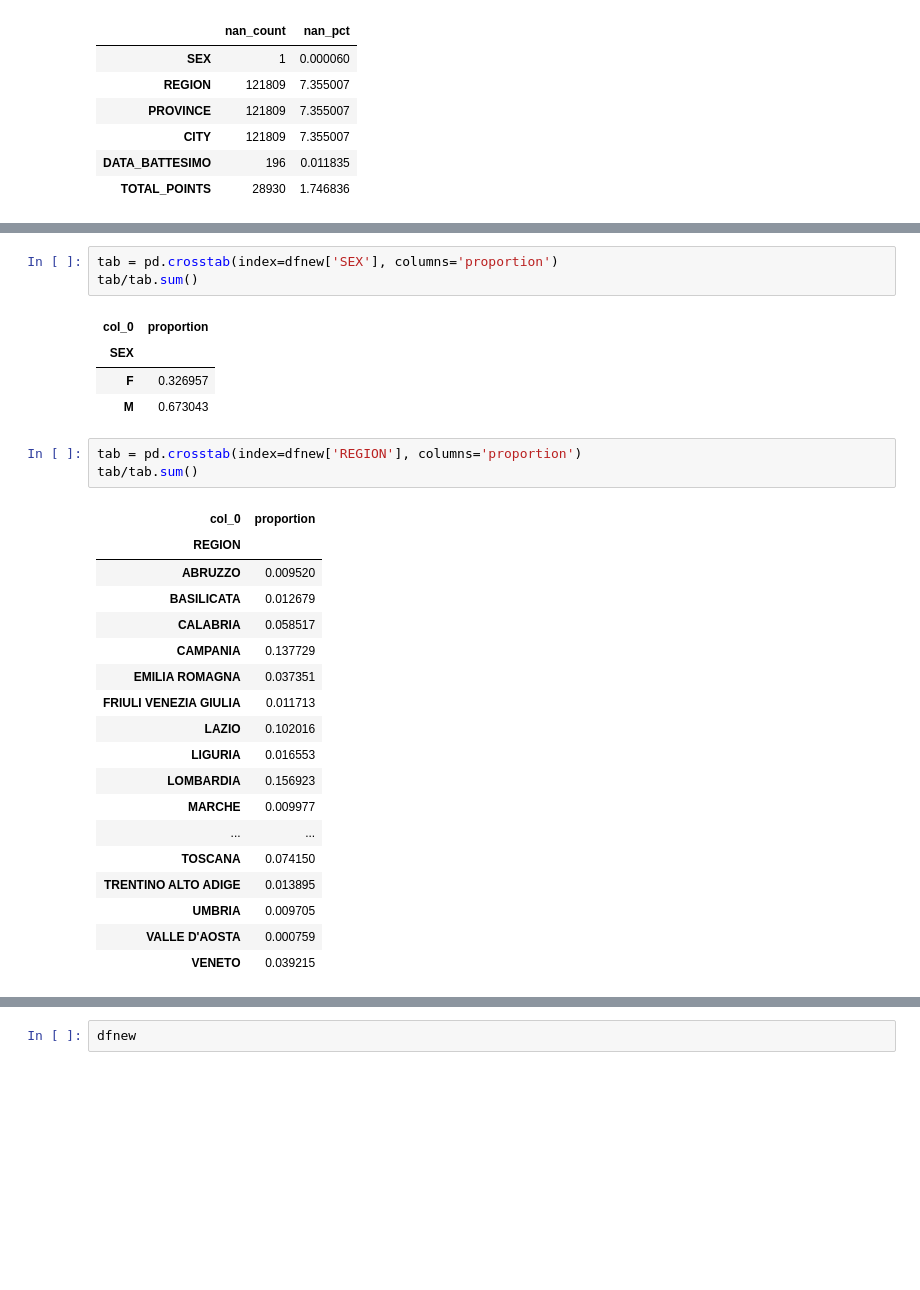
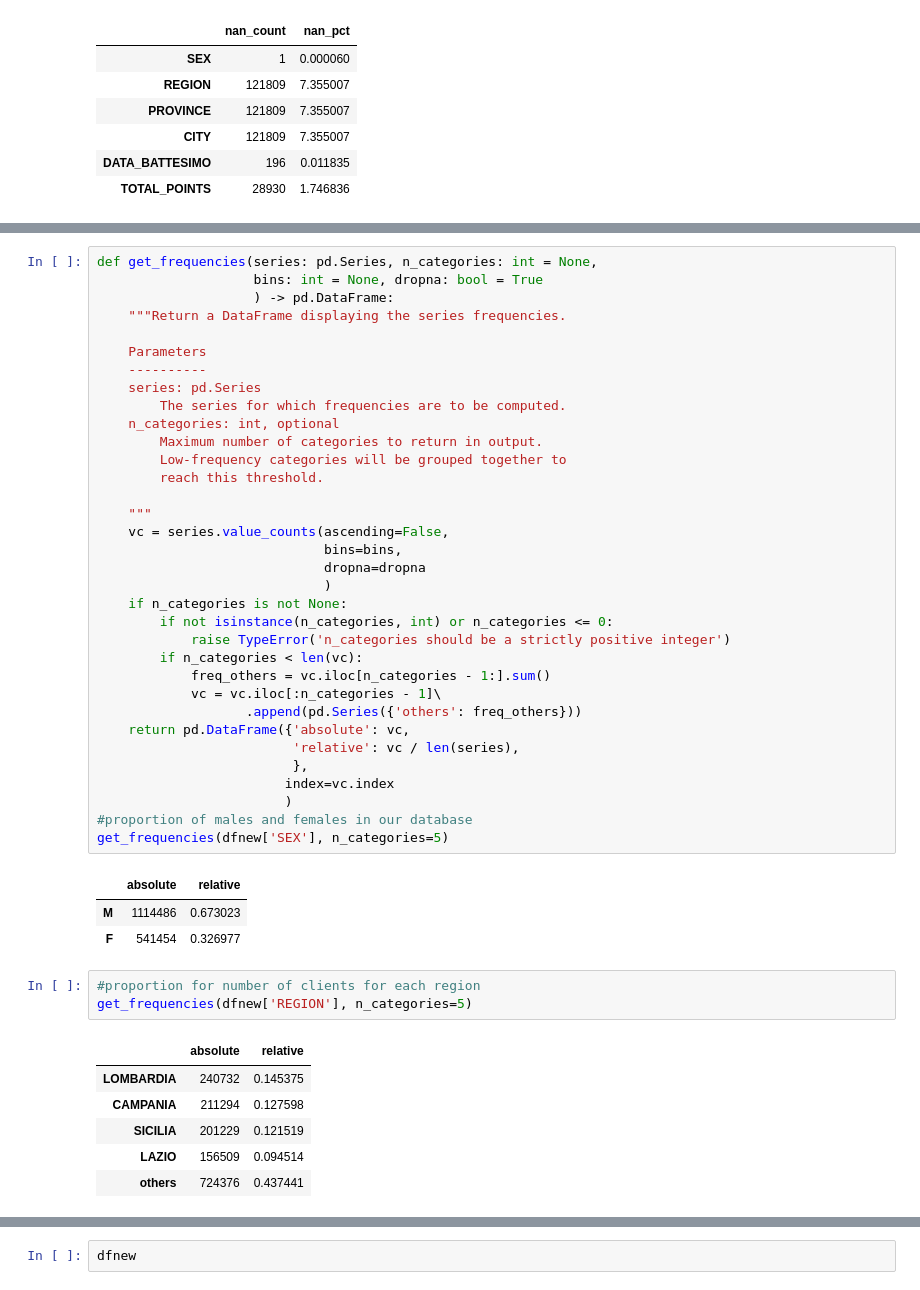
Before and after one commit to Alantjee/GBACDutchieVita, a Jupyter notebook: Churn Notebook.ipynb, the cells around one changed output, grey strips where cells are left out. Drawn from its saved outputs; the diff is of its cells as text; blank space fills up the shorter version.

```diff
--- a/Churn Notebook.ipynb
+++ b/Churn Notebook.ipynb
@@ -329,33 +347,51 @@ dfnew.hist(column='TOTAL_POINTS')
 array([[<AxesSubplot:title={'center':'TOTAL_POINTS'}>]], dtype=object)
 [figure]
 # %%
-tab = pd.crosstab(index=dfnew['SEX'], columns='proportion')
-tab/tab.sum()
+def get_frequencies(series: pd.Series, n_categories: int = None,
+                    bins: int = None, dropna: bool = True
+                    ) -> pd.DataFrame:
+    """Return a DataFrame displaying the series frequencies.
+
+    Parameters
+    ----------
+    series: pd.Series
+        The series for which frequencies are to be computed.
+    n_categories: int, optional
+        Maximum number of categories to return in output.
+        Low-frequency categories will be grouped together to
+        reach this threshold.
+
+    """
+    vc = series.value_counts(ascending=False,
+                             bins=bins,
+                             dropna=dropna
+                             )
+    if n_categories is not None:
+        if not isinstance(n_categories, int) or n_categories <= 0:
+            raise TypeError('n_categories should be a strictly positive integer')
+        if n_categories < len(vc):
+            freq_others = vc.iloc[n_categories - 1:].sum()
+            vc = vc.iloc[:n_categories - 1]\
+                   .append(pd.Series({'others': freq_others}))
+    return pd.DataFrame({'absolute': vc,
+                         'relative': vc / len(series),
+                         },
+                        index=vc.index
+                        )
+#proportion of males and females in our database
+get_frequencies(dfnew['SEX'], n_categories=5)
 # %% [output]
-| col_0 | proportion |
-| SEX |  |
-| F | 0.326957 |
-| M | 0.673043 |
+|  | absolute | relative |
+| M | 1114486 | 0.673023 |
+| F | 541454 | 0.326977 |
 # %%
-tab = pd.crosstab(index=dfnew['REGION'], columns='proportion')
-tab/tab.sum()
+#proportion for number of clients for each region
+get_frequencies(dfnew['REGION'], n_categories=5)
 # %% [output]
-| col_0 | proportion |
-| REGION |  |
-| ABRUZZO | 0.009520 |
-| BASILICATA | 0.012679 |
-| CALABRIA | 0.058517 |
-| CAMPANIA | 0.137729 |
-| EMILIA ROMAGNA | 0.037351 |
-| FRIULI VENEZIA GIULIA | 0.011713 |
-| LAZIO | 0.102016 |
-| LIGURIA | 0.016553 |
-| LOMBARDIA | 0.156923 |
-| MARCHE | 0.009977 |
-| ... | ... |
-| TOSCANA | 0.074150 |
-| TRENTINO ALTO ADIGE | 0.013895 |
-| UMBRIA | 0.009705 |
-| VALLE D'AOSTA | 0.000759 |
-| VENETO | 0.039215 |
+|  | absolute | relative |
+| LOMBARDIA | 240732 | 0.145375 |
+| CAMPANIA | 211294 | 0.127598 |
+| SICILIA | 201229 | 0.121519 |
+| LAZIO | 156509 | 0.094514 |
+| others | 724376 | 0.437441 |
 # %%
```
Also changed, not shown: parts of 39 cells of this notebook, 2 other files.
